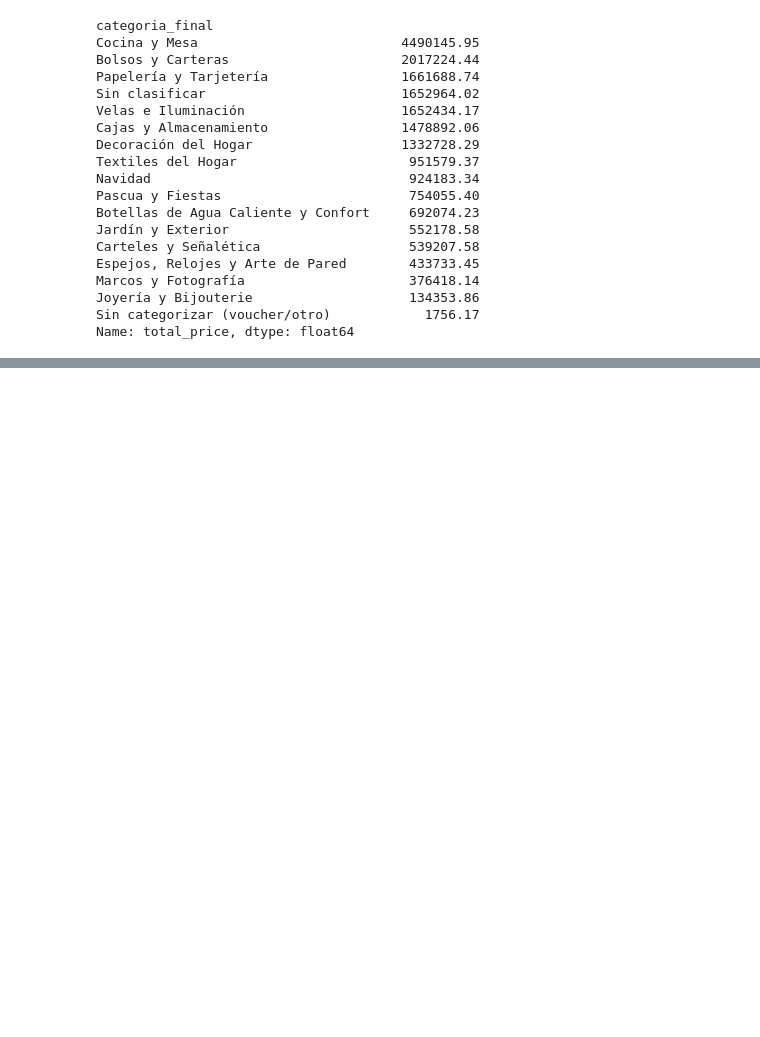
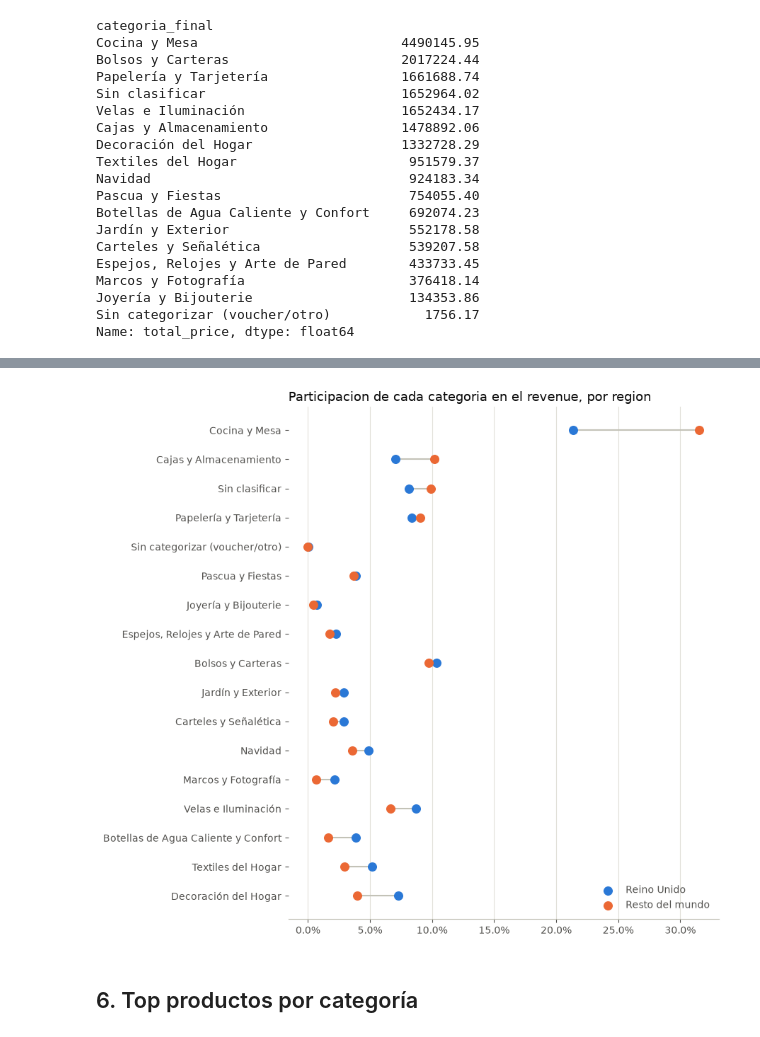
Before and after one commit to AgusPluda/product-classifier-project, a Jupyter notebook: product_sales_analysis.ipynb, the cells around one changed output, grey strips where cells are left out. Saved outputs shown, nothing was run; the diff lists cells and outputs as text; code cells hidden in the pictures; blank space fills up the shorter version.

```diff
--- a/product_sales_analysis.ipynb
+++ b/product_sales_analysis.ipynb
@@ -109,0 +323,19 @@ Name: total_price, dtype: float64
+# %%
+df_con_categoria["region"] = np.where(
+    df_con_categoria["country"] == "United Kingdom", "Reino Unido", "Resto del mundo"
+)
+
+revenue_region_categoria = df_con_categoria.groupby(["region", "categoria_final"])["total_price"].sum()
+revenue_region_total = df_con_categoria.groupby("region")["total_price"].sum()
+
+mix_region = (
+    revenue_region_categoria
+    .div(revenue_region_total, level="region")
+    .reset_index(name="participacion")
+)
+
+mix_pivot = mix_region.pivot(index="categoria_final", columns="region", values="participacion").fillna(0)
+mix_pivot["diferencia"] = mix_pivot["Resto del mundo"] - mix_pivot["Reino Unido"]
+mix_pivot = mix_pivot.sort_values("diferencia")
+
+mix_pivot
@@ -109,0 +362,31 @@ Name: total_price, dtype: float64
+# %%
+COLOR_UK = "#2a78d6"     # slot 1
+COLOR_RESTO = "#eb6834"  # slot 2
+
+fig, ax = plt.subplots(figsize=(9, 8))
+y_pos = np.arange(len(mix_pivot))
+
+ax.hlines(y_pos, mix_pivot["Reino Unido"], mix_pivot["Resto del mundo"], color=COLOR_AXIS, linewidth=1.5, zorder=1)
+ax.scatter(mix_pivot["Reino Unido"], y_pos, color=COLOR_UK, s=70, zorder=3, label="Reino Unido")
+ax.scatter(mix_pivot["Resto del mundo"], y_pos, color=COLOR_RESTO, s=70, zorder=3, label="Resto del mundo")
+
+ax.set_yticks(y_pos)
+ax.set_yticklabels(mix_pivot.index)
+ax.xaxis.set_major_formatter(mticker.PercentFormatter(xmax=1))
+
+ax.set_title("Participacion de cada categoria en el revenue, por region", color=COLOR_INK, fontsize=13, loc="left")
+ax.tick_params(colors=COLOR_INK_SEC)
+for spine in ["top", "right", "left"]:
+    ax.spines[spine].set_visible(False)
+ax.spines["bottom"].set_color(COLOR_AXIS)
+ax.grid(axis="x", color=COLOR_GRID, linewidth=0.8, zorder=0)
+ax.set_axisbelow(True)
+
+ax.legend(frameon=False, loc="lower right", labelcolor=COLOR_INK_SEC)
+
+plt.tight_layout()
+plt.show()
+# %% [output]
+[figure, added]
+# %% [markdown]
+## 6. Top productos por categoría
```
Also changed, not shown: parts of 22 cells of this notebook, 16 other files.
